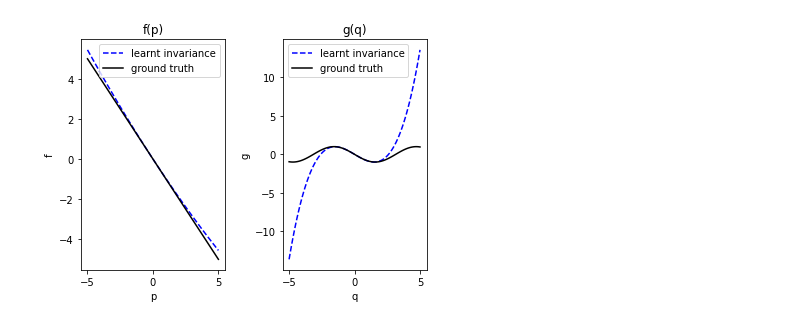
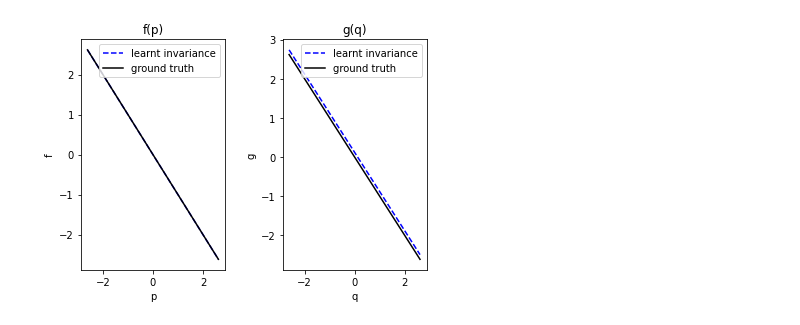
Before and after one commit to charlielao/dynamical_system_invariance_project, a Jupyter notebook: codes/run_param_damped.ipynb, the cells around one changed output. Drawn from its saved outputs; the diff is of its cells as text; code cells hidden in the pictures.

```diff
--- a/codes/run_param_damped.ipynb
+++ b/codes/run_param_damped.ipynb
@@ -30,23 +31,29 @@ data = get_damped_pendulum_data(0.1, time_step, training_time, 1e-8, train_start
 # %%
-jitter = 5e-6
+moi = get_GPR_model(get_MOI(), mean, data, 500)
+print("moi:"+format(moi.log_marginal_likelihood().numpy(),".2f"))
+jitter = 1e-5
 invar_density = 20
-moi = get_GPR_model(get_MOI(), mean, data, 500)
-print("moi: %s"%moi.log_marginal_likelihood().numpy())
-kernel = get_damped_pendulum_invariance(3, invar_density, jitter) #switch
-known = get_GPR_model(kernel, mean, data, 500)
-print("known: %s"%known.log_marginal_likelihood().numpy())
-latex = ""
+latex=""
 try:
-    for poly_f_d in [3]:
-        for poly_g_d in [4]:
-            kernel = get_damped_polynomial_invariance(3, invar_density, jitter, poly_f_d, poly_g_d) #switch
-            m = get_GPR_model(kernel, mean, data, 500)
-            print("(%s, %s)----------------------"%(poly_f_d, poly_g_d))
+    kernel = get_damped_SHM_invariance(5, invar_density, jitter) #switch
+    known = get_GPR_model(kernel, mean, data, 500)
+    print("known: "+format(known.log_marginal_likelihood().numpy(),".2f"))
+    i = 0
+    for poly_f_d in [2]:
+        for poly_g_d in [2]:
+            kernel = get_damped_polynomial_invariance(5, invar_density, jitter, poly_f_d, poly_g_d) #switch
+            m = get_GPR_model(kernel, mean, data, 3000)
+            print("(%s, %s)----------------------"%(poly_f_d-1, poly_g_d-1))
+            np.set_printoptions(precision=4)
             print(kernel.f_poly.numpy())
             print(kernel.g_poly.numpy())
             print(format(m.log_marginal_likelihood().numpy(),".2f"))
             latex+=format(m.log_marginal_likelihood().numpy(),".2f")
-            latex+="&"
+            i+=1
+            if i%9==0:
+                latex+='\\'
+            else:
+                latex+="&"
 except tf.errors.InvalidArgumentError:
     print("jitter too small")
 # %% [output]
@@ -126,29 +145,30 @@ plt.legend()
 # %%
+
 from numpy.polynomial import polynomial
-x = np.linspace(-5,5,100)
+x = np.linspace(-np.radians(150),np.radians(150),100)
 multiplier = -m.kernel.f_poly.numpy()[1]
 f = polynomial.Polynomial(np.squeeze(kernel.f_poly.numpy()))
 g = polynomial.Polynomial(np.squeeze(kernel.g_poly.numpy()))
 
 fig, (ax1, ax2) = plt.subplots(1, 2)
 ax1.plot(x, f(x)/multiplier, "--", color="blue", label='learnt invariance')
 ax1.plot(x, -x, label='ground truth', color="black")
 ax1.set_title("f(p)")
 ax1.set_xlabel("p")
 ax1.set_ylabel("f")
 ax1.legend()
 ax2.set_title("g(q)")
 ax2.plot(x, g(x)/multiplier, "--", color="blue",label='learnt invariance')
-ax2.plot(x, -np.sin(x), color="black", label='ground truth')
+ax2.plot(x, -(x), color="black", label='ground truth')
 ax2.legend()
 ax2.set_xlabel("q")
 ax2.set_ylabel("g")
 plt.subplots_adjust(left=0.1,
                     bottom=0.1,
                     right=0.9,
                     top=0.9,
                     wspace=0.4,
                     hspace=0.4)
-plt.savefig("figures/parameterised_pendulum_learnt_polynomial.pdf")
+plt.savefig("figures/parameterised_damped_shm_learnt_polynomial.pdf")
 # %% [output]
-[figure, old version]
+[figure, new version]
```
Also changed, not shown: parts of 10 cells of this notebook, 16 other files.
